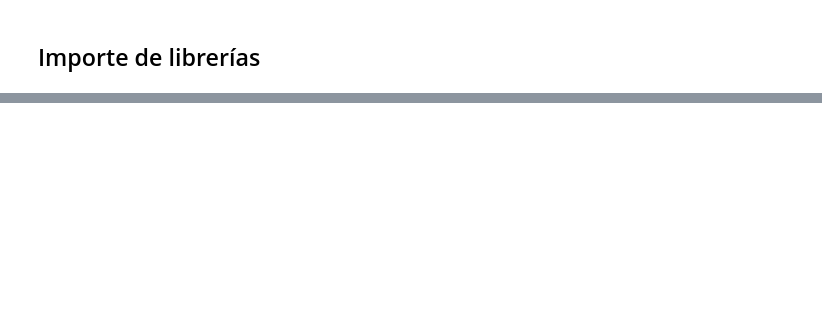
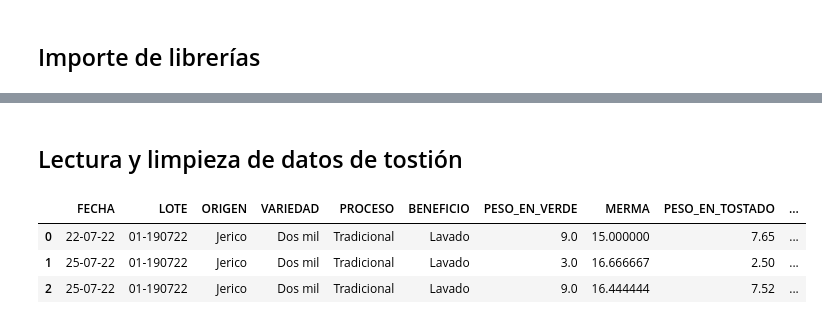
Before and after one commit to Jmurielm/Analisis-de-calidad-de-cafe, a Jupyter notebook: Notebook_Café.ipynb, the cells around one changed output, grey strips where cells are left out. Cells and saved outputs as stored; diff of their text form; code cells hidden in the pictures; blank space fills up the shorter version.

```diff
--- a/Notebook_Café.ipynb
+++ b/Notebook_Café.ipynb
@@ -85,0 +269,21 @@ memory usage: 8.4+ KB
+# %% [markdown]
+## Lectura y limpieza de datos de tostión
+# %%
+#Carga del archivo 'Formato de Control de Calidad Café de Trillado.xlsx'
+
+file_path_tt = 'data/Formato de Tostión.xlsx'
+
+sheet_list_tt = ['TOSTIÓN JERICÓ L','TOSTIÓN JERICÓ']
+
+columns = ['FECHA', 'LOTE', 'ORIGEN', 'VARIEDAD', 'PROCESO', 'BENEFICIO', 'PESO_EN_VERDE', 'MERMA',
+       'PESO_EN_TOSTADO', 'PERFIL', 'TEMPERATURA_INI_FIN',
+       'TIEMPO_TUESTE', 'OBSERVACIONES', 'TOSTADOR']
+
+df_tt = read_and_concat_data(file_path_tt, sheet_list_tt, columns)
+
+df_tt.head(3)
+# %% [output]
+|  | FECHA | LOTE | ORIGEN | VARIEDAD | PROCESO | BENEFICIO | PESO_EN_VERDE | MERMA | PESO_EN_TOSTADO | ... |
+| 0 | 22-07-22 | 01-190722 | Jerico | Dos mil | Tradicional | Lavado | 9.0 | 15.000000 | 7.65 | ... |
+| 1 | 25-07-22 | 01-190722 | Jerico | Dos mil | Tradicional | Lavado | 3.0 | 16.666667 | 2.50 | ... |
+| 2 | 25-07-22 | 01-190722 | Jerico | Dos mil | Tradicional | Lavado | 9.0 | 16.444444 | 7.52 | ... |
```
Also changed, not shown: parts of 58 cells of this notebook.
